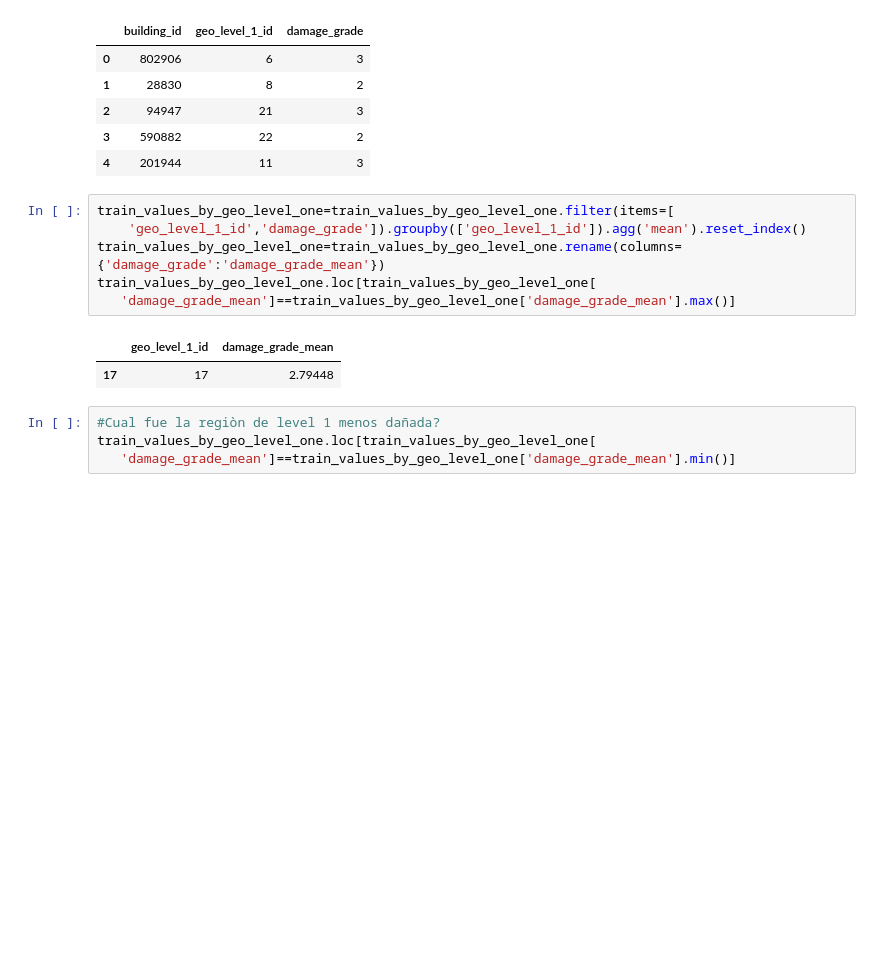
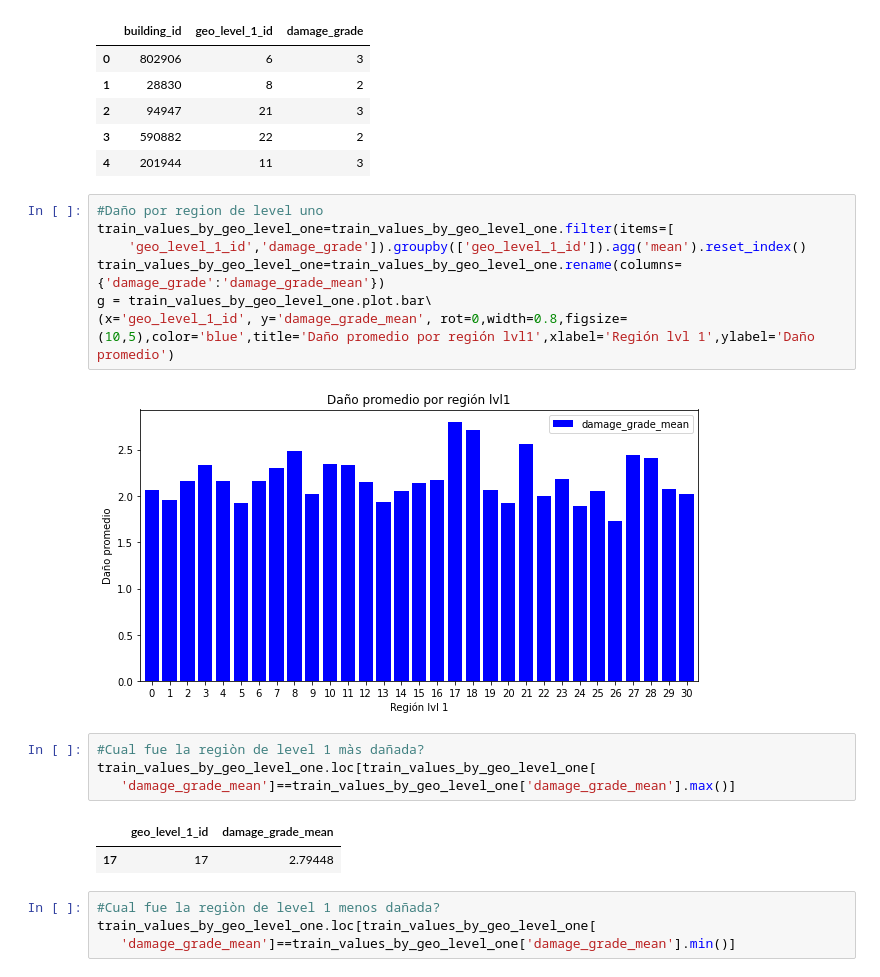
Before and after one commit to juanchycc/Datos-tp1, a Jupyter notebook: tp1.ipynb, the cells around one changed output. Cells and saved outputs as stored; diff of their text form; blank space fills up the shorter version.

```diff
--- a/tp1.ipynb
+++ b/tp1.ipynb
@@ -47,10 +47,17 @@ train_values_by_geo_level_one.head()
 | 2 | 94947 | 21 | 3 |
 | 3 | 590882 | 22 | 2 |
 | 4 | 201944 | 11 | 3 |
+# %%
+#Daño por region de level uno
+train_values_by_geo_level_one=train_values_by_geo_level_one.filter(items=[
+    'geo_level_1_id','damage_grade']).groupby(['geo_level_1_id']).agg('mean').reset_index()
+train_values_by_geo_level_one=train_values_by_geo_level_one.rename(columns={'damage_grade':'damage_grade_mean'})
+g = train_values_by_geo_level_one.plot.bar\
+(x='geo_level_1_id', y='damage_grade_mean', rot=0,width=0.8,figsize=(10,5),color='blue',title='Daño promedio por región lvl1',xlabel='Región lvl 1',ylabel='Daño promedio')
+# %% [output]
+[figure, added]
 # %%
-train_values_by_geo_level_one=train_values_by_geo_level_one.filter(items=[
-    'geo_level_1_id','damage_grade']).groupby(['geo_level_1_id']).agg('mean').reset_index()
-train_values_by_geo_level_one=train_values_by_geo_level_one.rename(columns={'damage_grade':'damage_grade_mean'})
+#Cual fue la regiòn de level 1 màs dañada?
 train_values_by_geo_level_one.loc[train_values_by_geo_level_one[
    'damage_grade_mean']==train_values_by_geo_level_one['damage_grade_mean'].max()]
 # %% [output]
```
Also changed, not shown: parts of 7 cells of this notebook.
